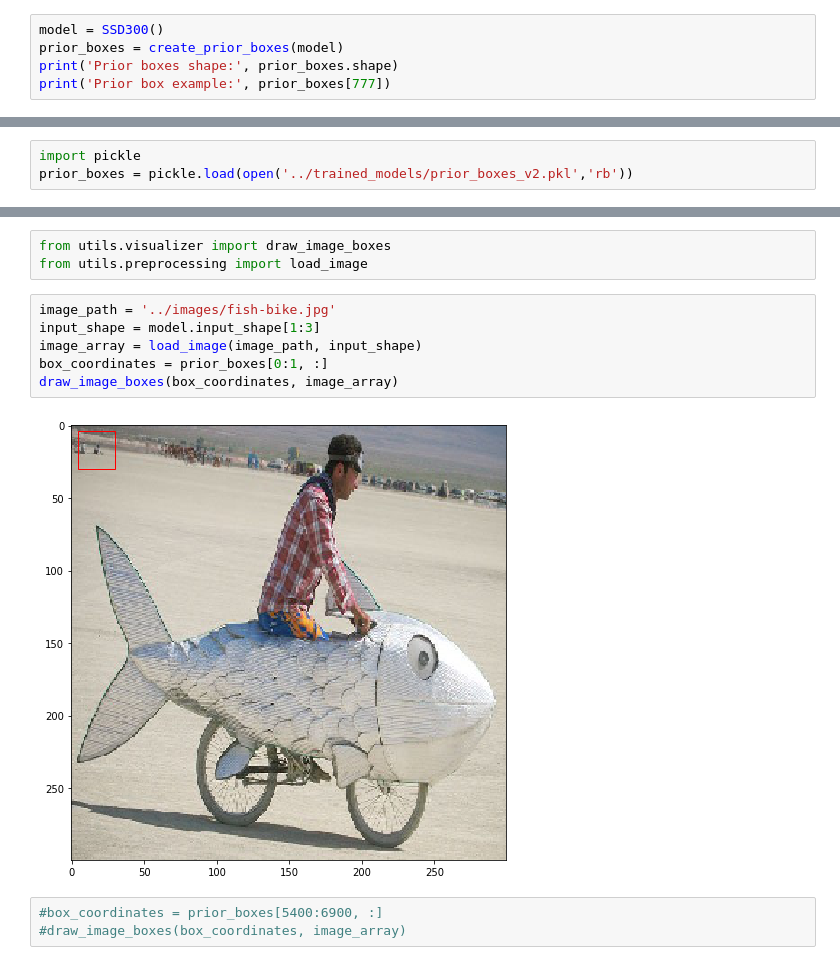
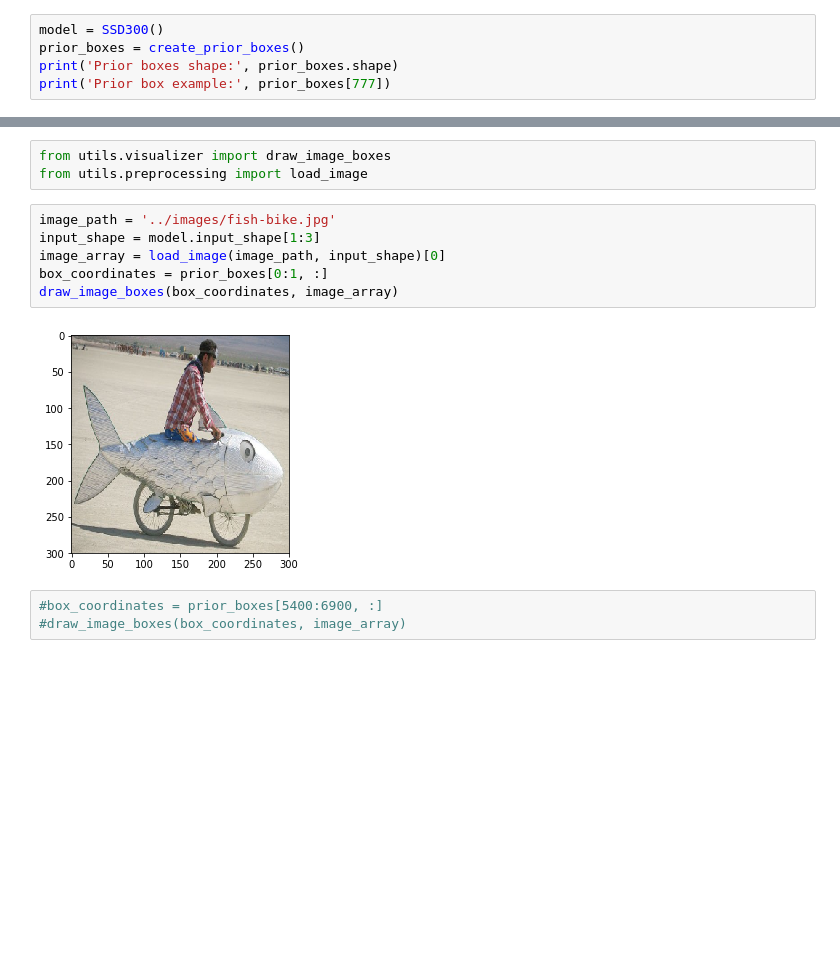
Before and after one commit to oarriaga/SSD-keras, a Jupyter notebook: src/visualization.ipynb, the cells around one changed output, grey strips where cells are left out. Drawn from its saved outputs; the diff is of its cells as text; blank space fills up the shorter version.

Commit message:
Started visualization file

```diff
--- a/src/visualization.ipynb
+++ b/src/visualization.ipynb
@@ -35,7 +38,7 @@ from utils.boxes import create_prior_boxes
 Using TensorFlow backend.
 # %%
 model = SSD300()
-prior_boxes = create_prior_boxes(model)
+prior_boxes = create_prior_boxes()
 print('Prior boxes shape:', prior_boxes.shape)
 print('Prior box example:', prior_boxes[777])
 # %% [output]
@@ -43,6 +47,3 @@ ValueError: need at least one array to concatenate
-# %%
-import pickle
-prior_boxes = pickle.load(open('../trained_models/prior_boxes_v2.pkl','rb'))
 # %% [markdown]
 ## Prior boxes
 # %%
@@ -51,11 +52,11 @@ from utils.preprocessing import load_image
 # %%
 image_path = '../images/fish-bike.jpg'
 input_shape = model.input_shape[1:3]
-image_array = load_image(image_path, input_shape)
+image_array = load_image(image_path, input_shape)[0]
 box_coordinates = prior_boxes[0:1, :]
 draw_image_boxes(box_coordinates, image_array)
 # %% [output]
-[figure, old version]
+[figure, new version]
 # %%
 #box_coordinates = prior_boxes[5400:6900, :]
 #draw_image_boxes(box_coordinates, image_array)
```
Also changed, not shown: parts of 3 cells of this notebook, 8 other files.
